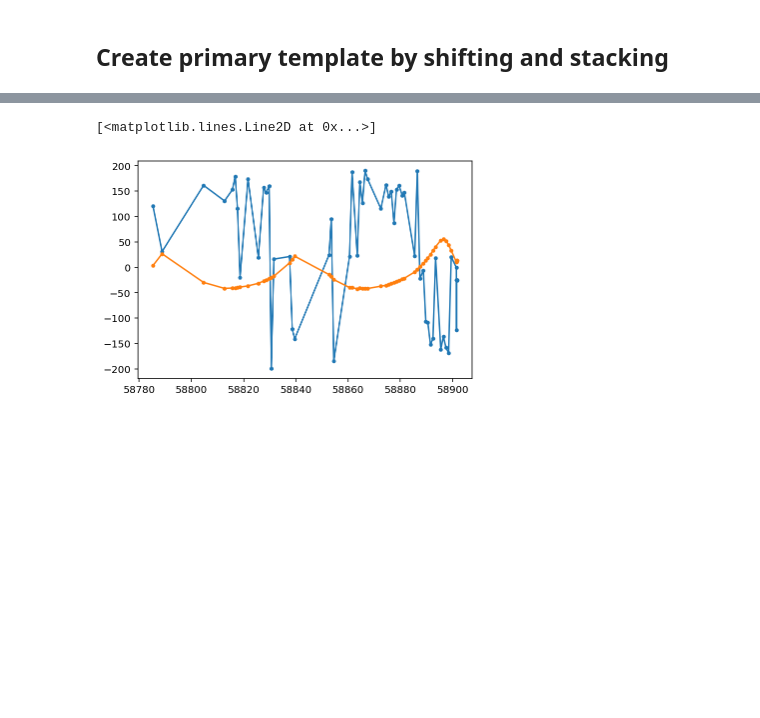
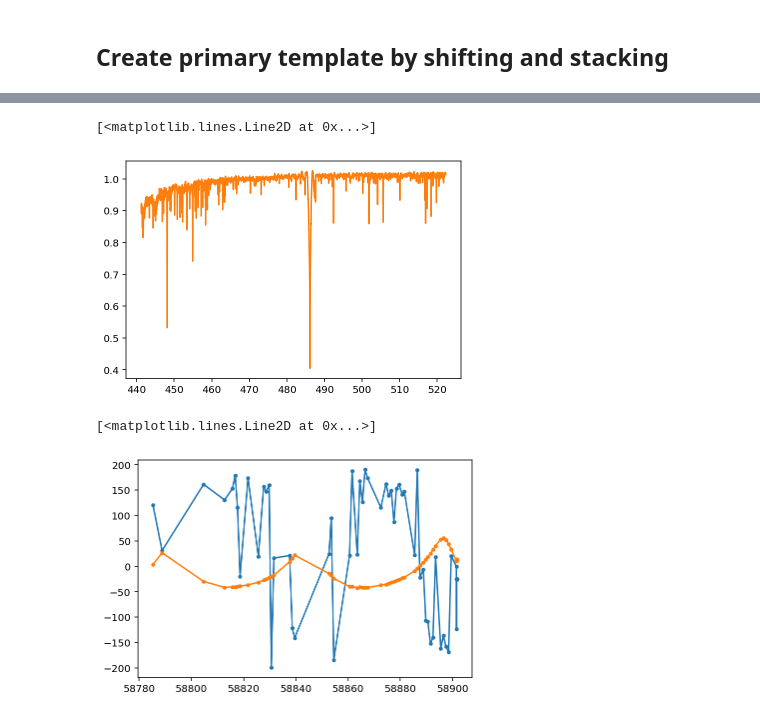
Before and after one commit to danhey/adra, a Jupyter notebook: RV extract ispec.ipynb, the cells around one changed output, grey strips where cells are left out. Saved outputs shown, nothing was run; the diff lists cells and outputs as text; code cells hidden in the pictures; blank space fills up the shorter version.

```diff
--- a/RV extract ispec.ipynb
+++ b/RV extract ispec.ipynb
@@ -210,3 +230,9 @@ plt.fill_between(coadded_spectrum['waveobs'], coadded_spectrum['flux'] - coadded
+# %%
+np.savetxt('primary_spec.txt', list(zip(coadded_spectrum['waveobs'], coadded_spectrum['flux'], coadded_spectrum['err'])))
+plt.plot(coadded_spectrum['waveobs'], coadded_spectrum['flux'], c='C1')
+# %% [output]
+[<matplotlib.lines.Line2D at 0x...>]
+[figure, added]
 # %%
 all_rv_secondary = []
 corr_subtracted_spectra = []
```
Also changed, not shown: parts of 6 cells of this notebook, 5 other files.
